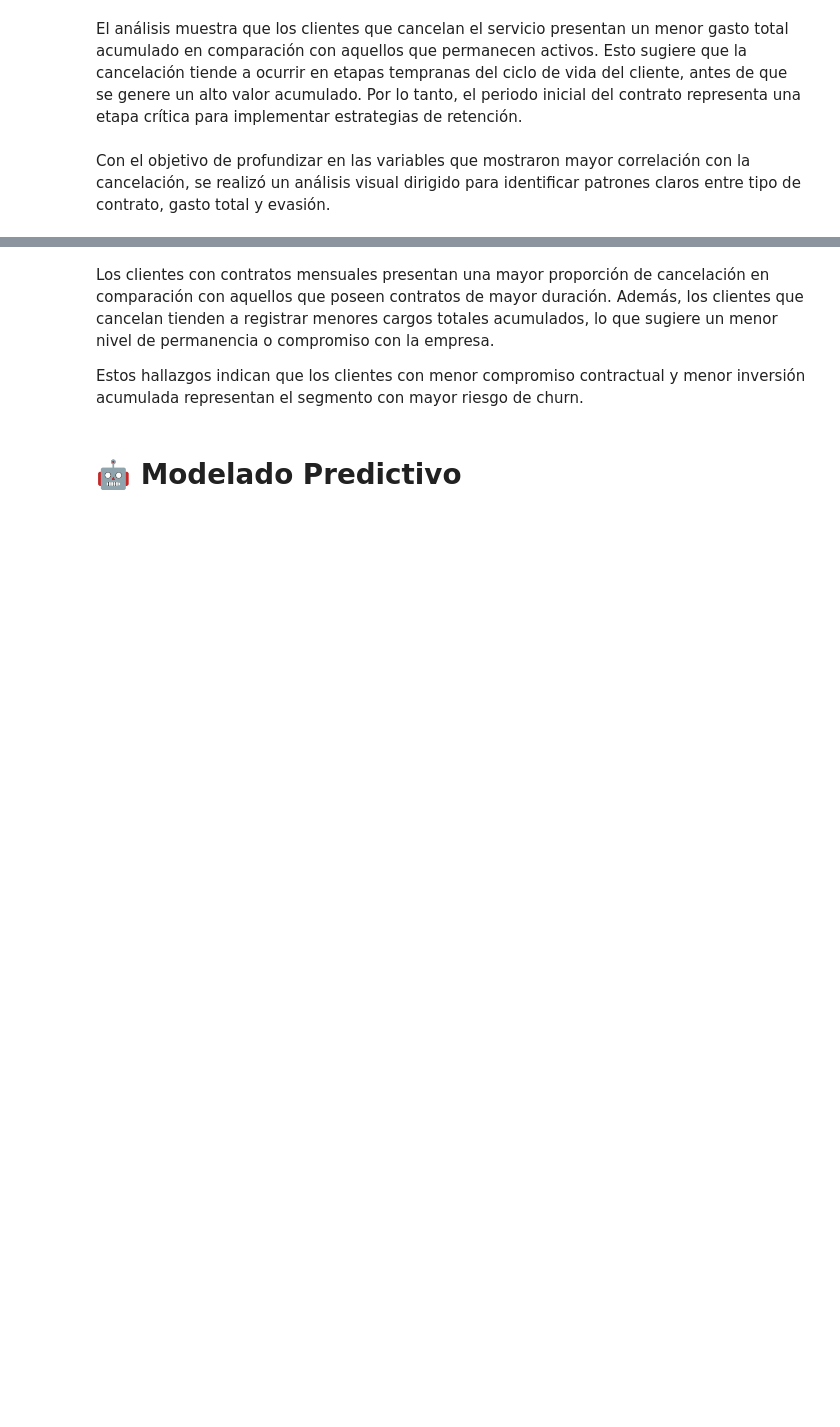
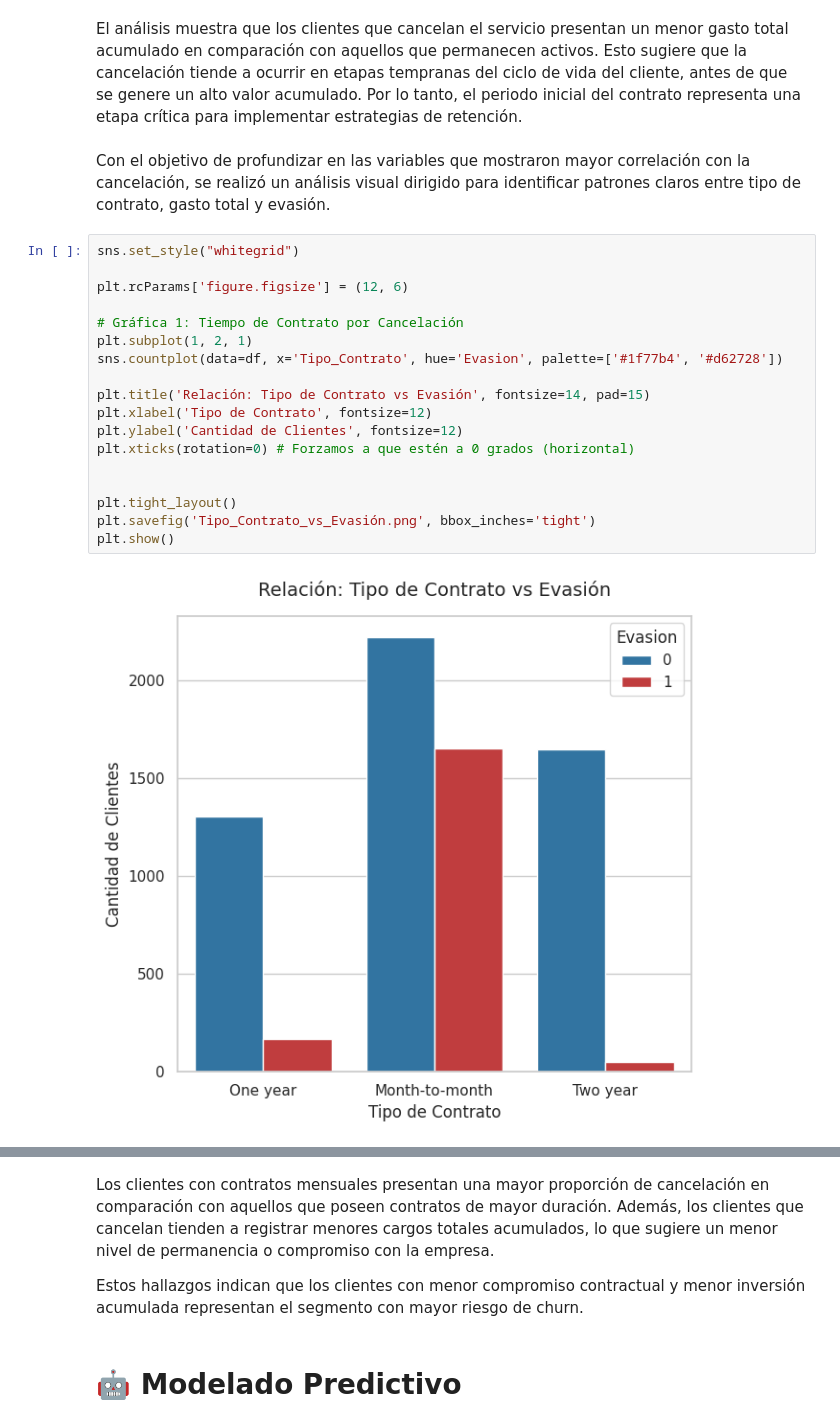
Before and after one commit to yaramirezte/TelecomX_LATAM-Parte-2, a Jupyter notebook: TelecomX_LATAM_parte_2.ipynb, the cells around one changed output, grey strips where cells are left out. Drawn from its saved outputs; the diff is of its cells as text; blank space fills up the shorter version.

```diff
--- a/TelecomX_LATAM_parte_2.ipynb
+++ b/TelecomX_LATAM_parte_2.ipynb
@@ -498,6 +495,26 @@ plt.show()
 El análisis muestra que los clientes que cancelan el servicio presentan un menor gasto total acumulado en comparación con aquellos que permanecen activos. Esto sugiere que la cancelación tiende a ocurrir en etapas tempranas del ciclo de vida del cliente, antes de que se genere un alto valor acumulado. Por lo tanto, el periodo inicial del contrato representa una etapa crítica para implementar estrategias de retención.
 # %% [markdown]
 Con el objetivo de profundizar en las variables que mostraron mayor correlación con la cancelación, se realizó un análisis visual dirigido para identificar patrones claros entre tipo de contrato, gasto total y evasión.
+# %%
+sns.set_style("whitegrid")
+
+plt.rcParams['figure.figsize'] = (12, 6)
+
+# Gráfica 1: Tiempo de Contrato por Cancelación
+plt.subplot(1, 2, 1)
+sns.countplot(data=df, x='Tipo_Contrato', hue='Evasion', palette=['#1f77b4', '#d62728'])
+
+plt.title('Relación: Tipo de Contrato vs Evasión', fontsize=14, pad=15)
+plt.xlabel('Tipo de Contrato', fontsize=12)
+plt.ylabel('Cantidad de Clientes', fontsize=12)
+plt.xticks(rotation=0) # Forzamos a que estén a 0 grados (horizontal)
+
+
+plt.tight_layout()
+plt.savefig('Tipo_Contrato_vs_Evasión.png', bbox_inches='tight')
+plt.show()
+# %% [output]
+[figure, added]
 # %%
 sns.set_style("whitegrid")
 
```
Also changed, not shown: parts of 8 cells of this notebook.
